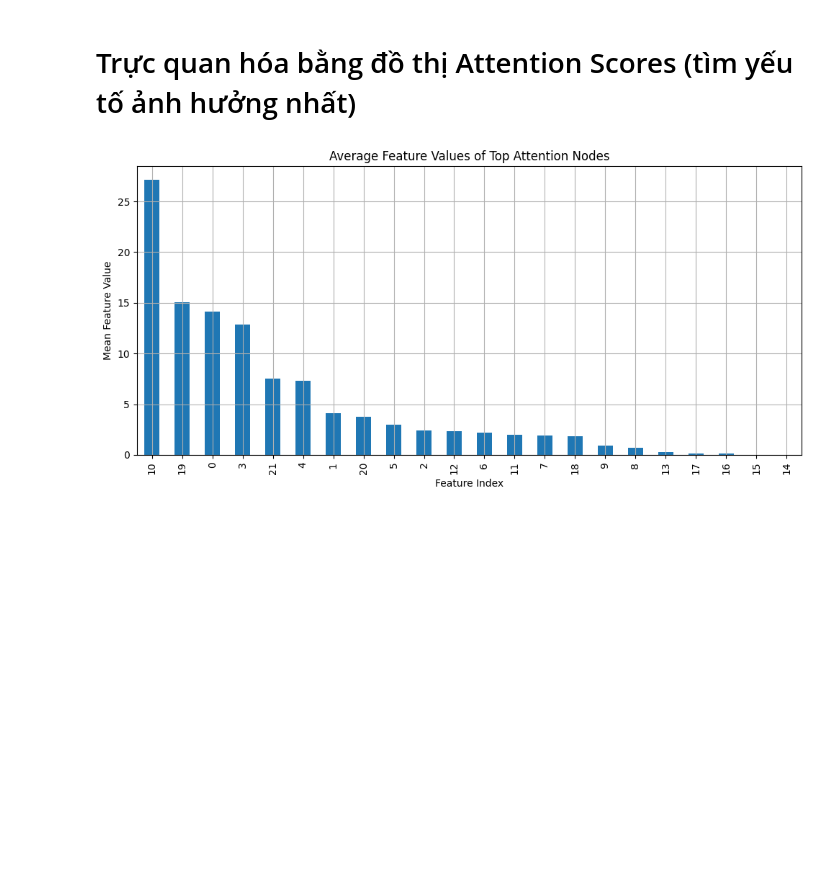
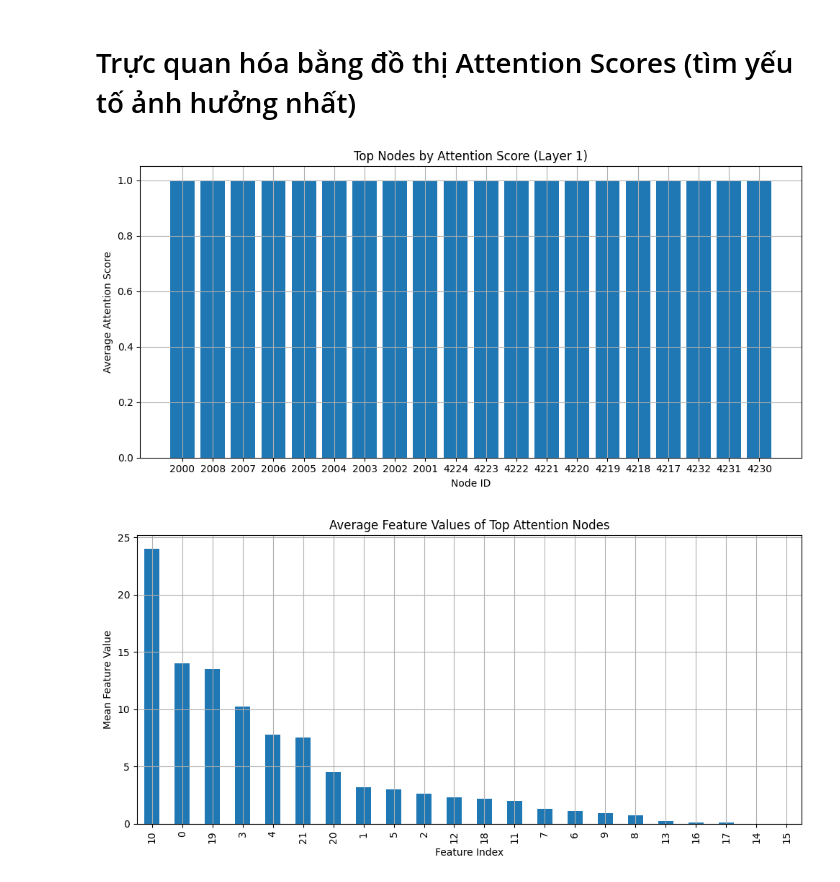
Before and after one commit to saramwon1103/traffic-accident-analysis, a Jupyter notebook: notebooks/training_GAT.ipynb, the cells around one changed output. Cells and saved outputs as stored; diff of their text form; code cells hidden in the pictures; blank space fills up the shorter version.

```diff
--- a/notebooks/training_GAT.ipynb
+++ b/notebooks/training_GAT.ipynb
@@ -46,7 +46,7 @@ from torch_geometric.data import Data
 from sklearn.model_selection import train_test_split
 # %%
 # Đọc dataset
-file_path = r'../data/encoded_dataset_cleaned.csv'
+file_path = r'..\data\preprocess\encoded_dataset.csv'
 df = pd.read_csv(file_path)
 
 df = df.sample(2000) # Lấy ngẫu nhiên 2000 dòng dữ liệu
@@ -187,6 +195,11 @@ lr_list = [0.001, 0.0005]
 split_ratios = [(0.6, 0.2, 0.2), (0.7, 0.1, 0.2)]
 
 results = []
+
+#Thêm biến lưu best model
+best_model_state = None
+best_f1_score = 0
+best_config = {}
 
 for lr in lr_list:
     for train_ratio, val_ratio, test_ratio in split_ratios:
@@ -243,6 +256,16 @@ for lr in lr_list:
                 accuracies.append(acc)
                 f1_scores.append(f1)
 
+                if f1 > best_f1_score:
+                    best_f1_score = f1
+                    best_model_state = model.state_dict()
+                    best_config = {
+                        'lr': lr,
+                        'split': (train_ratio, val_ratio, test_ratio),
+                        'epoch': epoch,
+                        'f1': f1
+                    }
+
         # Lưu kết quả
         results.append({
             'lr': lr,
@@ -262,4 +285,13 @@ for lr in lr_list:
         plt.legend()
         plt.grid(True)
         plt.show()
+
+#Sau khi thử hết các cấu hình, lưu model tốt nhất
+if best_model_state:
+    torch.save(best_model_state, 'gat_model.pth')
+    print("Cấu hình tốt nhất:")
+    print(f"  Learning Rate: {best_config['lr']}")
+    print(f"  Split (train/val/test): {best_config['split']}")
+    print(f"  Epoch đạt F1 cao nhất: {best_config['epoch']}")
+    print(f"  F1-score tốt nhất: {best_config['f1']:.4f}")
 # %% [output]
@@ -347,17 +382,24 @@ def visualize_attention(model, data, num_nodes=20):
 
     return top_indices
 # %%
+# Gọi hàm và lấy top_indices
+top_indices = visualize_attention(model, data, num_nodes=20)
+
+# Tạo DataFrame chứa các feature vector của top attention nodes
 top_features_df = pd.DataFrame(data.x[top_indices].numpy())
 
+# Tính trung bình mỗi feature
 feature_means = top_features_df.mean().sort_values(ascending=False)
 
+# Vẽ biểu đồ
 plt.figure(figsize=(10, 5))
 feature_means.plot(kind='bar')
 plt.title("Average Feature Values of Top Attention Nodes")
 plt.ylabel("Mean Feature Value")
 plt.xlabel("Feature Index")
 plt.grid(True)
 plt.tight_layout()
 plt.show()
 # %% [output]
-[figure, old version]
+[figure, new version]
+[figure, added]
```
Also changed, not shown: parts of 5 cells of this notebook, 40 other files.
